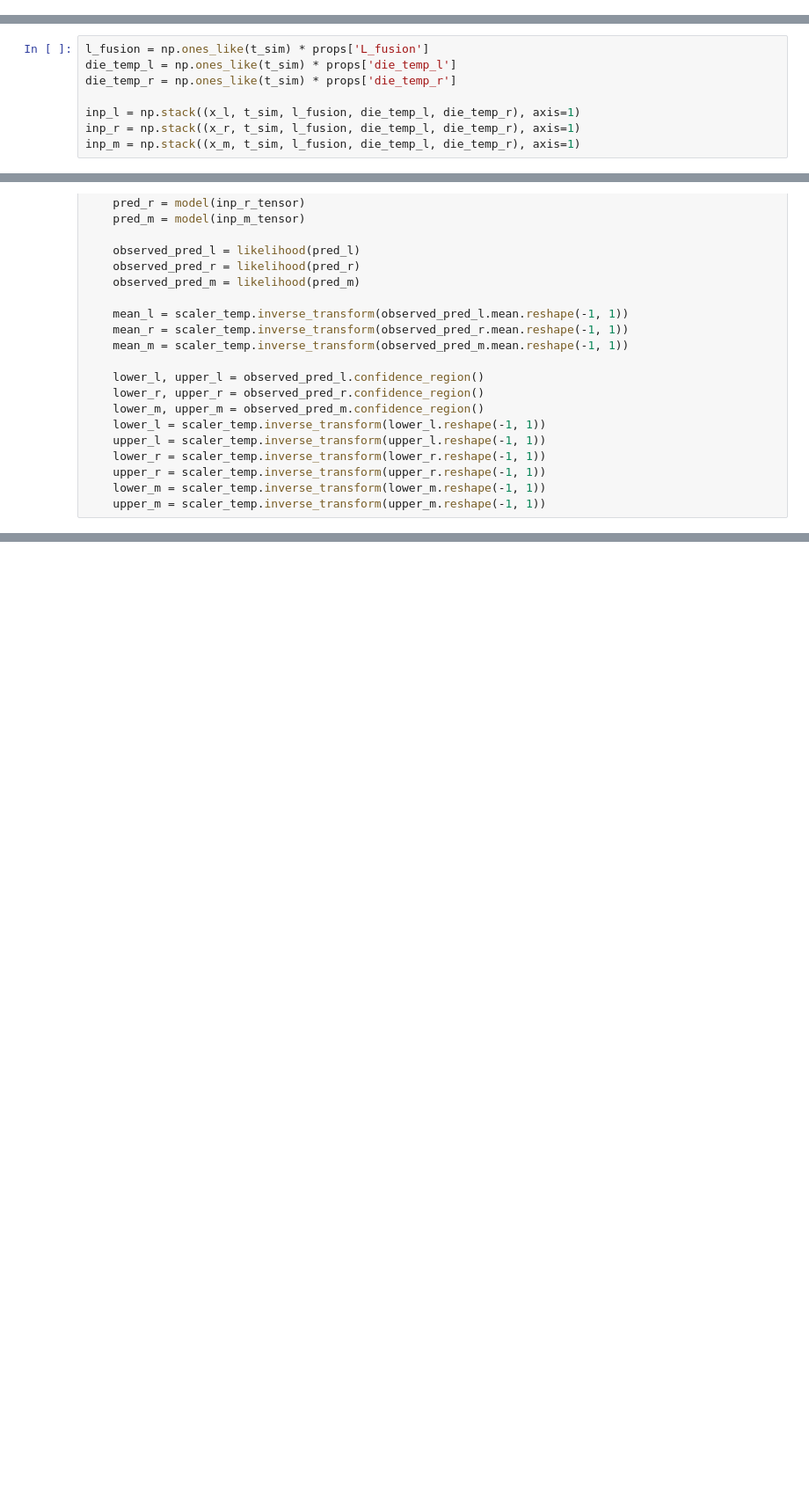
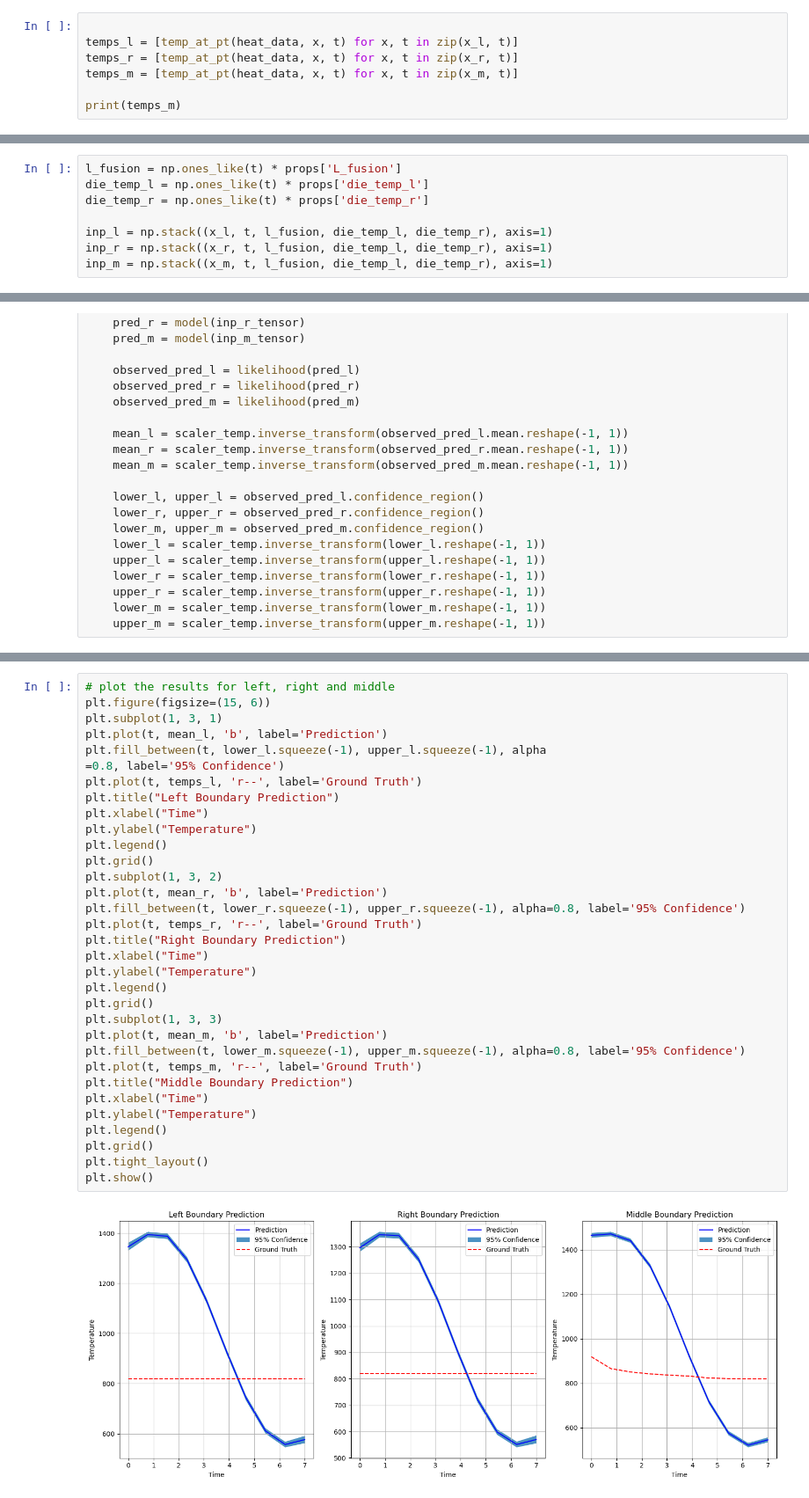
Before and after one commit to radhikrammohan/pinn-pc-1d, a Jupyter notebook: gpr/model_train/model_param.ipynb, the cells around one changed output, grey strips where cells are left out. Shown at 88% size. Cells and saved outputs as stored; diff of their text form; blank space fills up the shorter version.

```diff
--- a/gpr/model_train/model_param.ipynb
+++ b/gpr/model_train/model_param.ipynb
@@ -276,0 +243,7 @@ temps_m = [temp_at_pt(heat_data, x, t) for x, t in zip(x_m, t_sim)]
+# %%
+
+temps_l = [temp_at_pt(heat_data, x, t) for x, t in zip(x_l, t)]
+temps_r = [temp_at_pt(heat_data, x, t) for x, t in zip(x_r, t)]
+temps_m = [temp_at_pt(heat_data, x, t) for x, t in zip(x_m, t)]
+
+print(temps_m)
@@ -277,11 +252,11 @@ temps_m = [temp_at_pt(heat_data, x, t) for x, t in zip(x_m, t_sim)]
 # %%
-l_fusion = np.ones_like(t_sim) * props['L_fusion']
-die_temp_l = np.ones_like(t_sim) * props['die_temp_l']
-die_temp_r = np.ones_like(t_sim) * props['die_temp_r']
+l_fusion = np.ones_like(t) * props['L_fusion']
+die_temp_l = np.ones_like(t) * props['die_temp_l']
+die_temp_r = np.ones_like(t) * props['die_temp_r']
 
-inp_l = np.stack((x_l, t_sim, l_fusion, die_temp_l, die_temp_r), axis=1)
-inp_r = np.stack((x_r, t_sim, l_fusion, die_temp_l, die_temp_r), axis=1)
-inp_m = np.stack((x_m, t_sim, l_fusion, die_temp_l, die_temp_r), axis=1)
+inp_l = np.stack((x_l, t, l_fusion, die_temp_l, die_temp_r), axis=1)
+inp_r = np.stack((x_r, t, l_fusion, die_temp_l, die_temp_r), axis=1)
+inp_m = np.stack((x_m, t, l_fusion, die_temp_l, die_temp_r), axis=1)
 # %%
 # scale inputs
 
@@ -327,0 +303,35 @@ RMSE Left: 3.8588, Right: 4.0865, Middle: 36.6374
+# %%
+# plot the results for left, right and middle
+plt.figure(figsize=(15, 6))
+plt.subplot(1, 3, 1)
+plt.plot(t, mean_l, 'b', label='Prediction')
+plt.fill_between(t, lower_l.squeeze(-1), upper_l.squeeze(-1), alpha
+=0.8, label='95% Confidence')
+plt.plot(t, temps_l, 'r--', label='Ground Truth')
+plt.title("Left Boundary Prediction")
+plt.xlabel("Time")
+plt.ylabel("Temperature")
+plt.legend()
+plt.grid()
+plt.subplot(1, 3, 2)
+plt.plot(t, mean_r, 'b', label='Prediction')
+plt.fill_between(t, lower_r.squeeze(-1), upper_r.squeeze(-1), alpha=0.8, label='95% Confidence')
+plt.plot(t, temps_r, 'r--', label='Ground Truth')
+plt.title("Right Boundary Prediction")
+plt.xlabel("Time")
+plt.ylabel("Temperature")
+plt.legend()
+plt.grid()
+plt.subplot(1, 3, 3)
+plt.plot(t, mean_m, 'b', label='Prediction')
+plt.fill_between(t, lower_m.squeeze(-1), upper_m.squeeze(-1), alpha=0.8, label='95% Confidence')
+plt.plot(t, temps_m, 'r--', label='Ground Truth')
+plt.title("Middle Boundary Prediction")
+plt.xlabel("Time")
+plt.ylabel("Temperature")
+plt.legend()
+plt.grid()
+plt.tight_layout()
+plt.show()
+# %% [output]
+[figure, added]
```
Also changed, not shown: parts of 9 cells of this notebook, 21 other files.
